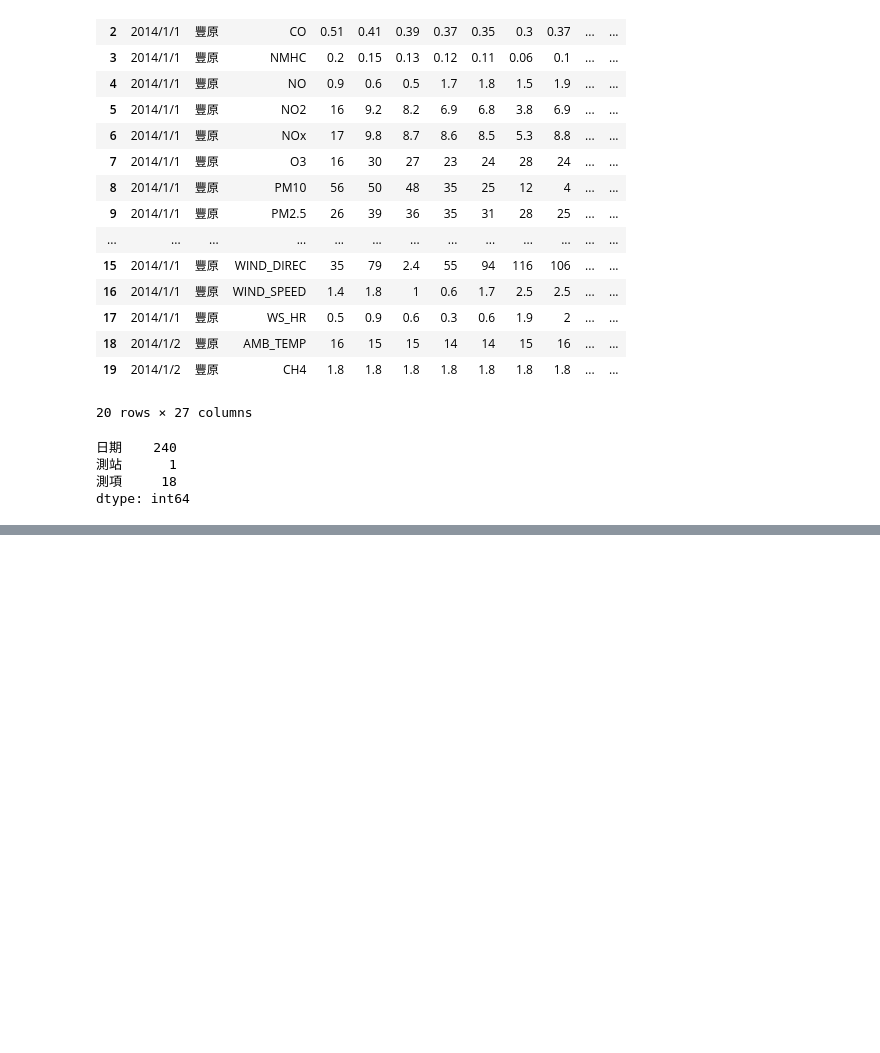
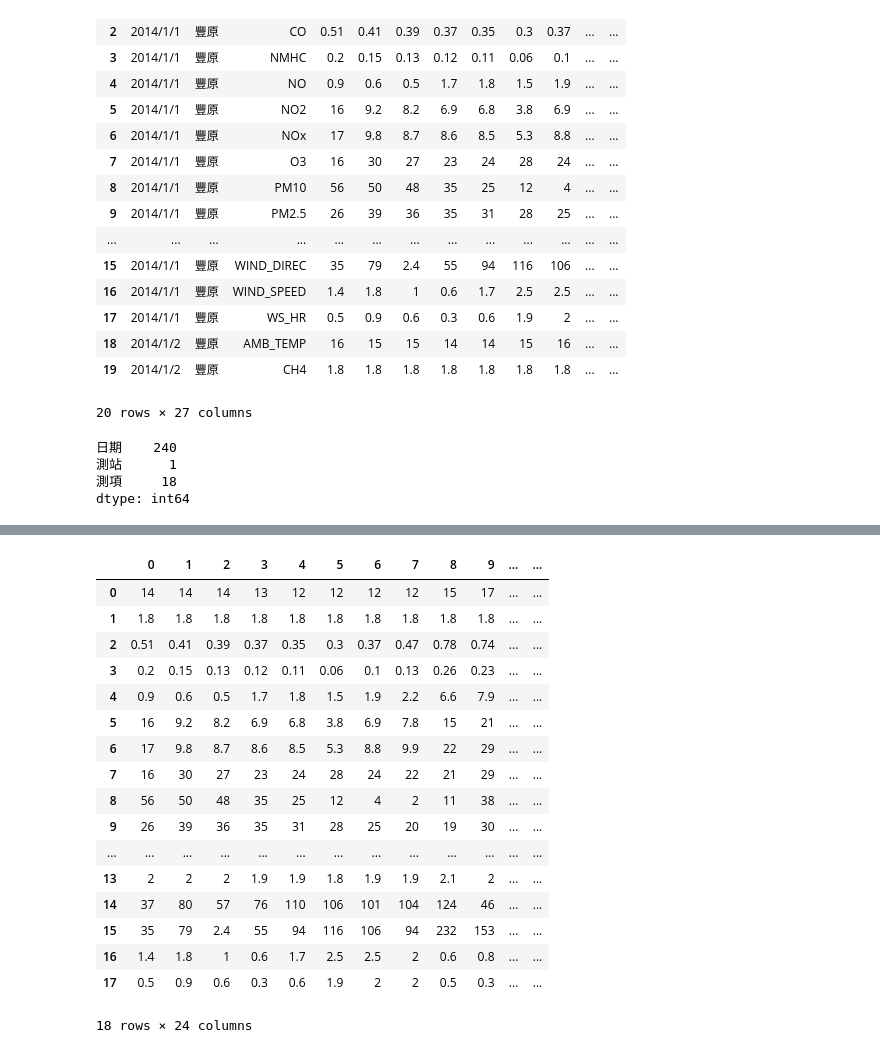
Before and after one commit to paxton615/Predict_PM2.5, a Jupyter notebook: Predict_PM2.5.ipynb, the cells around one changed output, grey strips where cells are left out. Cells and saved outputs as stored; diff of their text form; code cells hidden in the pictures; blank space fills up the shorter version.

```diff
--- a/Predict_PM2.5.ipynb
+++ b/Predict_PM2.5.ipynb
@@ -86,0 +133,21 @@ dtype: int64
+# %%
+df.iloc[0:18]
+# %% [output]
+|  | 0 | 1 | 2 | 3 | 4 | 5 | 6 | 7 | 8 | 9 | ... | ... |
+| 0 | 14 | 14 | 14 | 13 | 12 | 12 | 12 | 12 | 15 | 17 | ... | ... |
+| 1 | 1.8 | 1.8 | 1.8 | 1.8 | 1.8 | 1.8 | 1.8 | 1.8 | 1.8 | 1.8 | ... | ... |
+| 2 | 0.51 | 0.41 | 0.39 | 0.37 | 0.35 | 0.3 | 0.37 | 0.47 | 0.78 | 0.74 | ... | ... |
+| 3 | 0.2 | 0.15 | 0.13 | 0.12 | 0.11 | 0.06 | 0.1 | 0.13 | 0.26 | 0.23 | ... | ... |
+| 4 | 0.9 | 0.6 | 0.5 | 1.7 | 1.8 | 1.5 | 1.9 | 2.2 | 6.6 | 7.9 | ... | ... |
+| 5 | 16 | 9.2 | 8.2 | 6.9 | 6.8 | 3.8 | 6.9 | 7.8 | 15 | 21 | ... | ... |
+| 6 | 17 | 9.8 | 8.7 | 8.6 | 8.5 | 5.3 | 8.8 | 9.9 | 22 | 29 | ... | ... |
+| 7 | 16 | 30 | 27 | 23 | 24 | 28 | 24 | 22 | 21 | 29 | ... | ... |
+| 8 | 56 | 50 | 48 | 35 | 25 | 12 | 4 | 2 | 11 | 38 | ... | ... |
+| 9 | 26 | 39 | 36 | 35 | 31 | 28 | 25 | 20 | 19 | 30 | ... | ... |
+| ... | ... | ... | ... | ... | ... | ... | ... | ... | ... | ... | ... | ... |
+| 13 | 2 | 2 | 2 | 1.9 | 1.9 | 1.8 | 1.9 | 1.9 | 2.1 | 2 | ... | ... |
+| 14 | 37 | 80 | 57 | 76 | 110 | 106 | 101 | 104 | 124 | 46 | ... | ... |
+| 15 | 35 | 79 | 2.4 | 55 | 94 | 116 | 106 | 94 | 232 | 153 | ... | ... |
+| 16 | 1.4 | 1.8 | 1 | 0.6 | 1.7 | 2.5 | 2.5 | 2 | 0.6 | 0.8 | ... | ... |
+| 17 | 0.5 | 0.9 | 0.6 | 0.3 | 0.6 | 1.9 | 2 | 2 | 0.5 | 0.3 | ... | ... |
+18 rows × 24 columns
```
Also changed, not shown: parts of 19 cells of this notebook.
